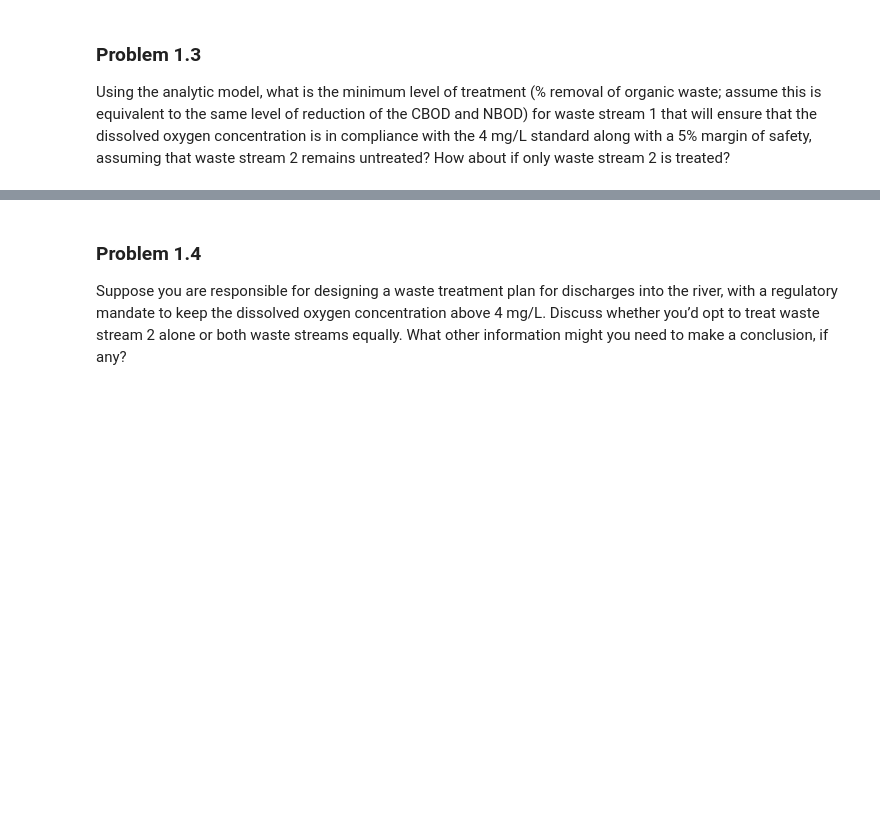
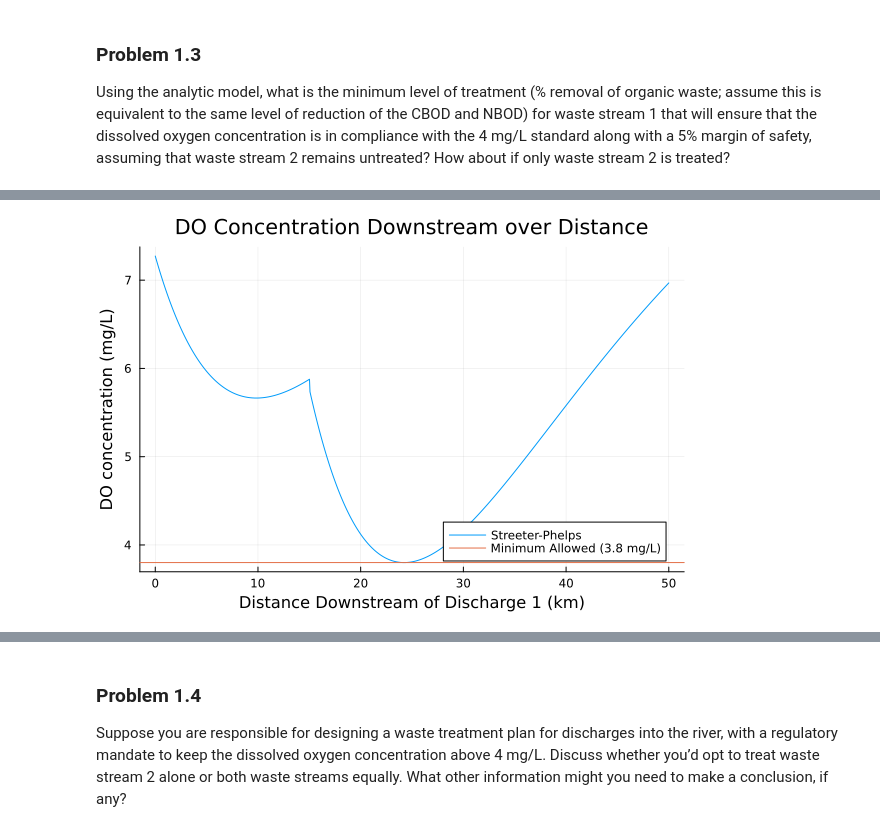
Before and after one commit to BEE4750-FA25/hw3-matty, a Jupyter notebook: hw03.ipynb, the cells around one changed output, grey strips where cells are left out. Drawn from its saved outputs; the diff is of its cells as text; code cells hidden in the pictures; blank space fills up the shorter version.

```diff
--- a/hw03.ipynb
+++ b/hw03.ipynb
@@ -311,0 +321,95 @@ remains untreated? How about if only waste stream 2 is treated?
+# %%
+# Given
+
+u = 6 #km/day
+x_s2 = 15 #k
+k_a = 0.55 #1/day
+k_c = 0.35 #1/day
+k_n = 0.25 #1/daym
+c_s = 10 # mg/L
+
+flow_r = 100000 #m^3/day
+flow_s1 = 10000 #m^3/day
+flow_s2 = 15000 #m^3/day
+
+do_r = 7.5 #mg/L
+do_s1 = 5 #mg/L
+do_s2 = 5 #mg/L
+
+cbod_r = 5 #mg/L
+cbod_s1 = 50 #mg/L
+cbod_s2 = 45 #mg/L
+
+nbod_r = 5 #mg/L
+nbod_s1 = 35 #mg/L
+nbod_s2 = 35 #mg/L
+
+# Create arrays for distances and respective DO concentration
+iterations = 1000
+distances = range(0, 50, iterations)
+
+
+function streeter(removal, streeter_concentration)
+    # Calculate initial conditions for x < 15 km
+    c_0 = (flow_r*do_r + flow_s1*do_s1) / (flow_r+flow_s1)
+    b_0 = (flow_r*cbod_r + flow_s1*cbod_s1 * (1-removal)) / (flow_r+flow_s1)
+    n_0 = (flow_r*nbod_r + flow_s1*nbod_s1 * (1-removal)) / (flow_r+flow_s1)
+
+    # Variable to check if second waste stream has started
+    flow2_started = false
+
+    for i in 1:iterations
+        # x is the distance since the most recent waste stream
+        if flow2_started == false
+            x = distances[i]
+        else
+            x = distances[i] - 15
+        end
+
+        # Calculate alphas
+        alpha_1 = exp(-k_a*x/u)
+        alpha_2 = (k_c/(k_a-k_c) * (exp(-k_c*x/u) - exp(-k_a*x/u)))
+        alpha_3 = (k_n/(k_a-k_n) * (exp(-k_n*x/u) - exp(-k_a*x/u)))
+
+        # Calculate DO concentration and store in array
+        c = c_s*(1-alpha_1) + c_0*alpha_1 - b_0*alpha_2 - n_0*alpha_3
+        streeter_concentration[i] = c
+
+        # Change initial conditions if second waste stream has started
+        if x > 15 && flow2_started == false
+            c_0 = ((flow_r+flow_s1)*streeter_concentration[i-1] + flow_s2*do_s2) / (flow_r+flow_s1+flow_s2)
+            b_0 = ((flow_r+flow_s1)*(b_0*(1-alpha_2)) + flow_s2*cbod_s2) / (flow_r+flow_s1+flow_s2)
+            n_0 = ((flow_r+flow_s1)*(n_0*(1-alpha_3)) + flow_s2*nbod_s2) / (flow_r+flow_s1+flow_s2)
+            flow2_started = true
+        end
+    end
+    return streeter_concentration
+end
+
+
+function find_removal()
+    # Loops through different removal rates until minimum DO is greater than 3.8
+    removal = 0
+    min = 0
+    streeter_concentration = zeros(iterations)
+    while min < 3.8 && removal < 1
+        streeter_concentration = zeros(iterations)
+        streeter(removal, streeter_concentration)
+        min = minimum(streeter_concentration)
+        removal += 0.001
+    end
+    return streeter_concentration, removal
+end
+
+
+streeter_concentrations, removal = find_removal()
+
+# Find minimum value
+print("The minimum DO concentraion is ", minimum(streeter_concentrations), " mg/L at ", removal*100, "% removal")
+print("\n")
+
+
+# Plot
+plot(distances, streeter_concentrations, title="DO Concentration Downstream over Distance", label="Streeter-Phelps", xlabel="Distance Downstream of Discharge 1 (km)", ylabel="DO concentration (mg/L)")
+hline!([3.8], label="Minimum Allowed (3.8 mg/L)")
+# %% [output]
@@ -311,0 +417 @@ remains untreated? How about if only waste stream 2 is treated?
+[figure, added]
```
Also changed, not shown: parts of 7 cells of this notebook.
